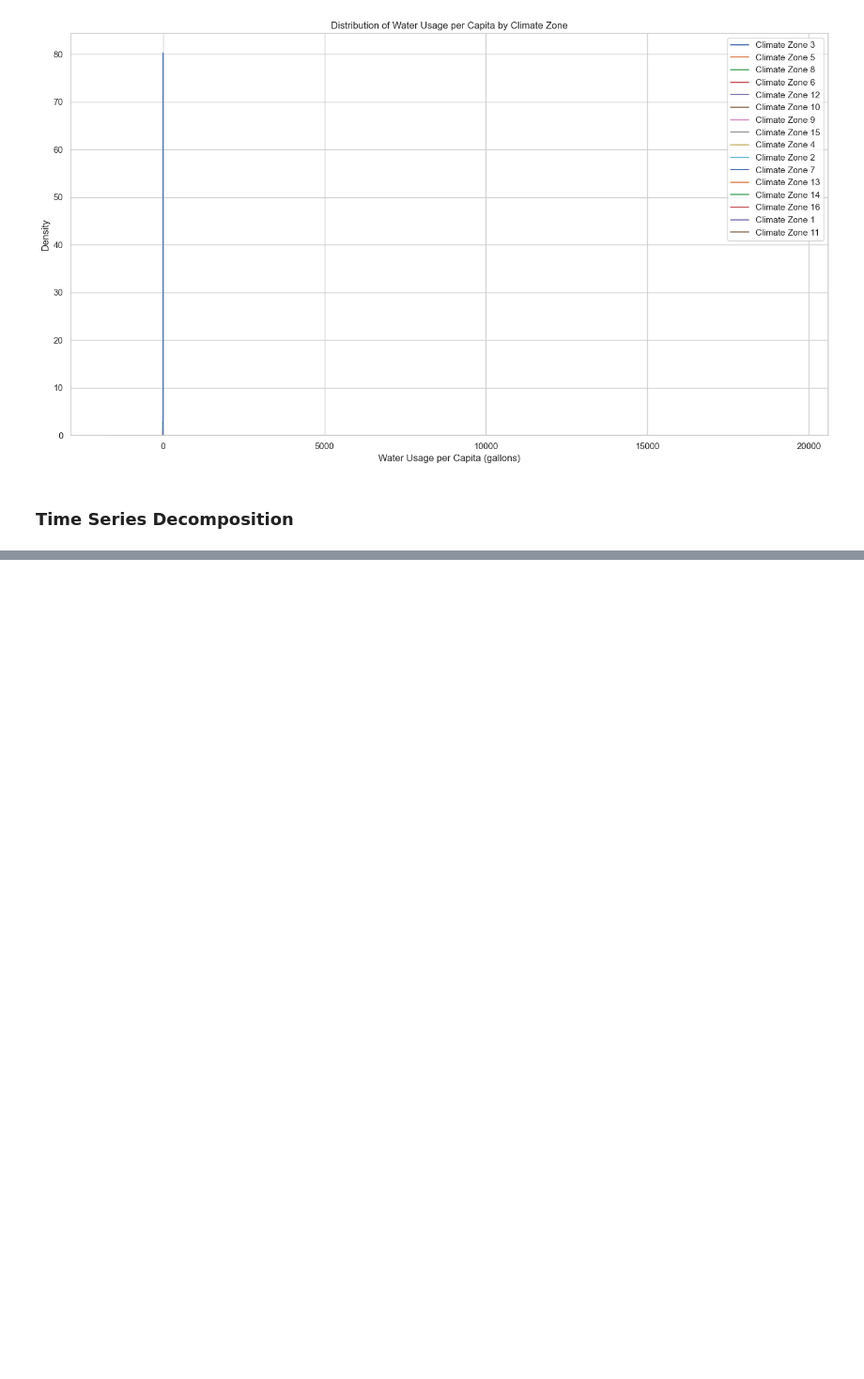
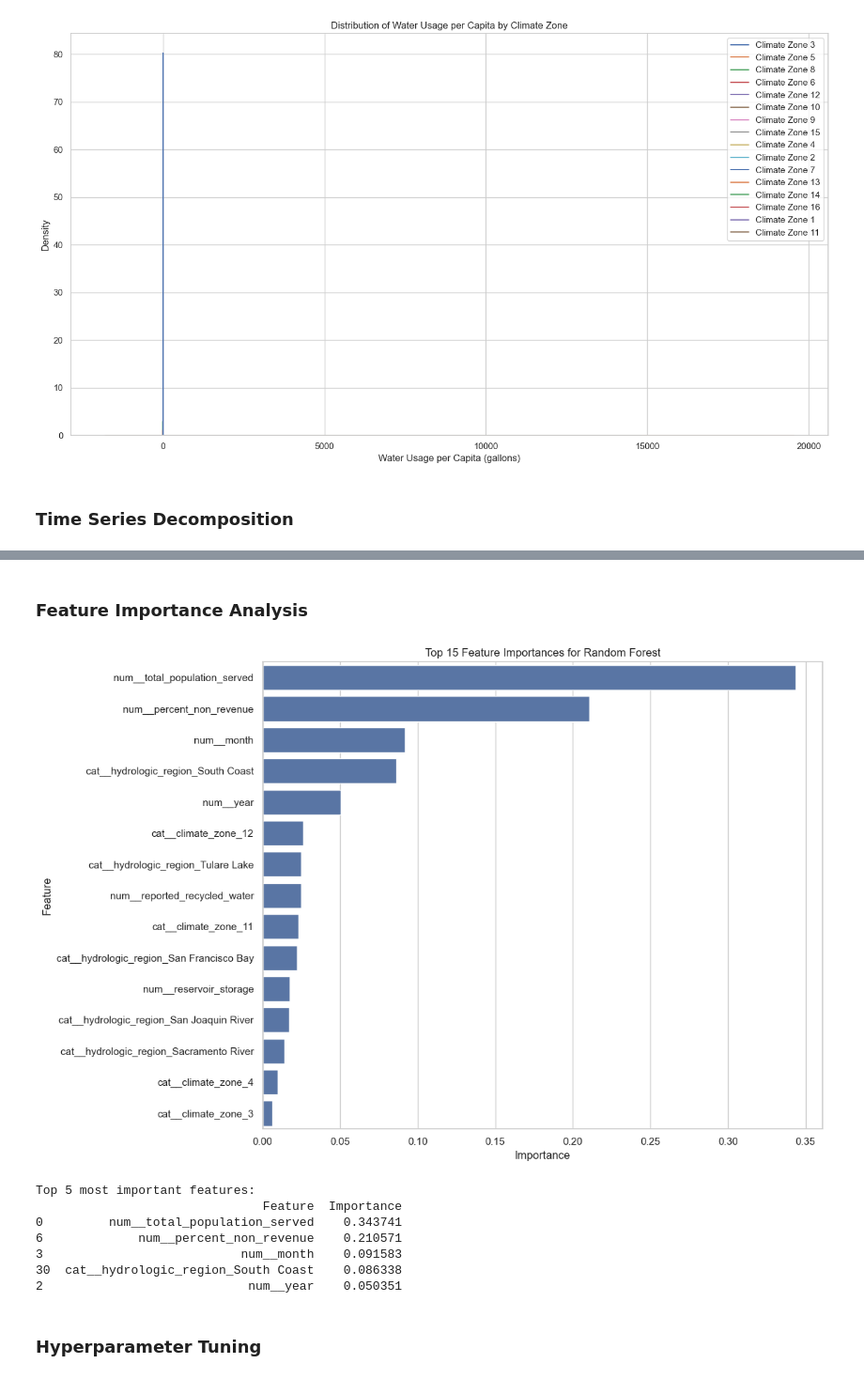
Before and after one commit to harneetdhillon2020/cmpe255_final_project, a Jupyter notebook: 255_project.ipynb, the cells around one changed output, grey strips where cells are left out. Shown at 94% size. Drawn from its saved outputs; the diff is of its cells as text; code cells hidden in the pictures; blank space fills up the shorter version.

Commit message:
Model Trained

```diff
--- a/255_project.ipynb
+++ b/255_project.ipynb
@@ -1143,0 +1285,45 @@ Successfully installed patsy-1.0.1 statsmodels-0.14.4
+# %% [markdown]
+### Feature Importance Analysis
+# %%
+if best_model_name in ['Random Forest', 'Gradient Boosting', 'XGBoost']:
+    best_model = models[best_model_name]
+
+    # For tree-based models, feature importance is available directly
+    if best_model_name == 'XGBoost':
+        importances = best_model.feature_importances_
+        feature_names = preprocessor.get_feature_names_out()
+    else:
+        importances = best_model.feature_importances_
+        feature_names = preprocessor.get_feature_names_out()
+
+    # Create a dataframe for visualization
+    importance_df = pd.DataFrame({
+        'Feature': feature_names,
+        'Importance': importances
+    })
+
+    # Sort by importance
+    importance_df = importance_df.sort_values('Importance', ascending=False).head(15)
+
+    # Plot
+    plt.figure(figsize=(12, 8))
+    sns.barplot(x='Importance', y='Feature', data=importance_df)
+    plt.title(f'Top 15 Feature Importances for {best_model_name}')
+    plt.tight_layout()
+    plt.savefig('images/feature_importance.svg', dpi=300)
+    plt.show()
+    plt.close()
+
+    print("Top 5 most important features:")
+    print(importance_df.head(5))
+# %% [output]
+[figure, added]
+Top 5 most important features:
+                               Feature  Importance
+0         num__total_population_served    0.343741
+6             num__percent_non_revenue    0.210571
+3                           num__month    0.091583
+30  cat__hydrologic_region_South Coast    0.086338
+2                            num__year    0.050351
+# %% [markdown]
+### Hyperparameter Tuning
```
Also changed, not shown: parts of 21 cells of this notebook, 33 other files.
